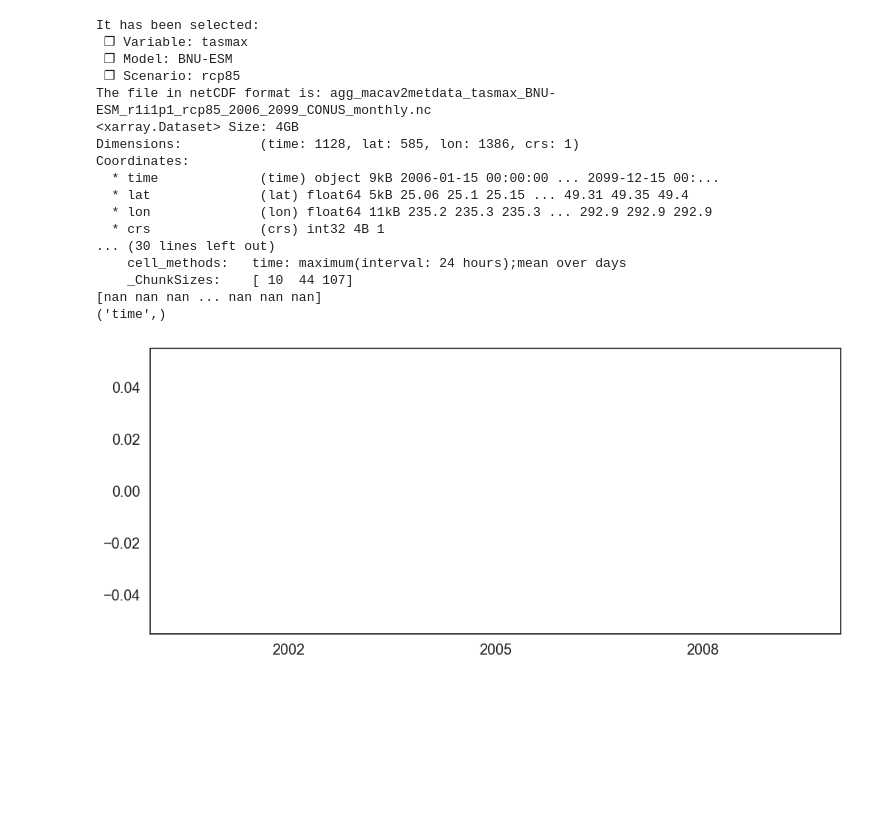
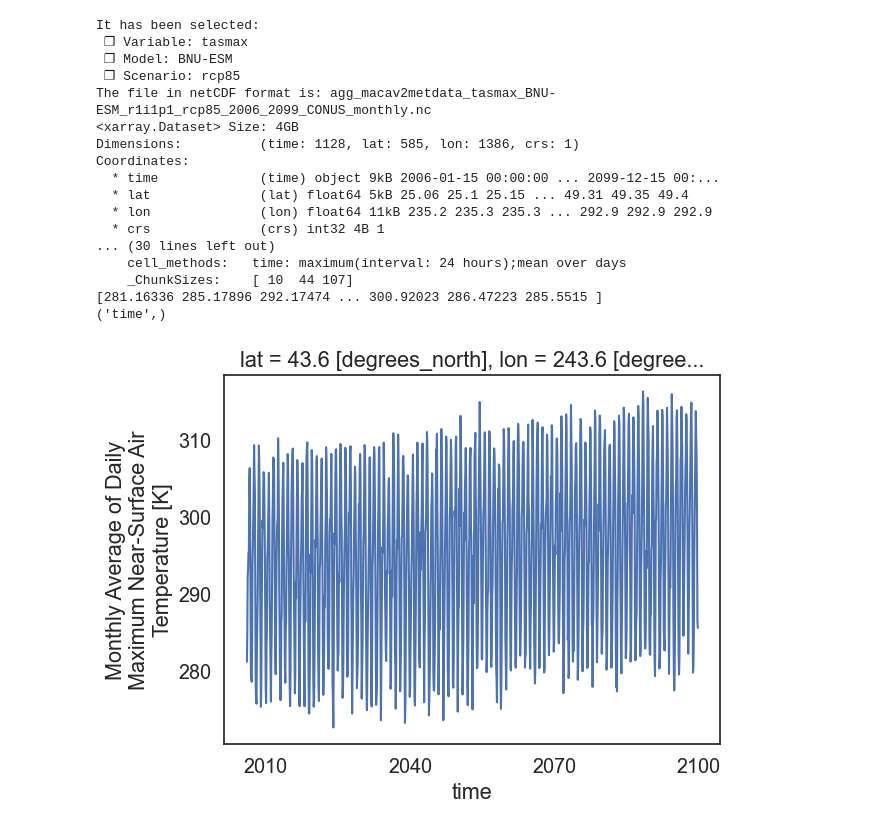
Before and after one commit to francescofustinoni/earthlab, a Jupyter notebook: hierarchical-data/climateanalysisMACAv2.ipynb, the cells around one changed output. Saved outputs shown, nothing was run; the diff lists cells and outputs as text; code cells hidden in the pictures; blank space fills up the shorter version.

```diff
--- a/hierarchical-data/climateanalysisMACAv2.ipynb
+++ b/hierarchical-data/climateanalysisMACAv2.ipynb
@@ -111,34 +111,34 @@ print(max_temp_xr)
 
 print(max_temp_xr.lat.min().values, max_temp_xr.lat.max().values)
 print(max_temp_xr.lon.min().values, max_temp_xr.lon.max().values)
 
-lat = 30.00
-lon = 245.00
+lat = 43.6
+lon = 243.6
 
 temp_single_point = max_temp_xr['air_temperature'].sel(lat=lat, lon=lon, method='nearest')
 print(temp_single_point)
 print(temp_single_point.values)
 print(temp_single_point.dims)
 
 # Quick plot the data
 temp_single_point.plot.line()
 plt.show()
 # %% [output]
 It has been selected:
  ❐ Variable: tasmax
  ❐ Model: BNU-ESM
  ❐ Scenario: rcp85
 The file in netCDF format is: agg_macav2metdata_tasmax_BNU-ESM_r1i1p1_rcp85_2006_2099_CONUS_monthly.nc
 <xarray.Dataset> Size: 4GB
 Dimensions:          (time: 1128, lat: 585, lon: 1386, crs: 1)
 Coordinates:
   * time             (time) object 9kB 2006-01-15 00:00:00 ... 2099-12-15 00:...
   * lat              (lat) float64 5kB 25.06 25.1 25.15 ... 49.31 49.35 49.4
   * lon              (lon) float64 11kB 235.2 235.3 235.3 ... 292.9 292.9 292.9
   * crs              (crs) int32 4B 1
 ... (30 lines left out)
     cell_methods:   time: maximum(interval: 24 hours);mean over days
     _ChunkSizes:    [ 10  44 107]
-[nan nan nan ... nan nan nan]
+[281.16336 285.17896 292.17474 ... 300.92023 286.47223 285.5515 ]
 ('time',)
-[figure, old version]
+[figure, new version]
```
